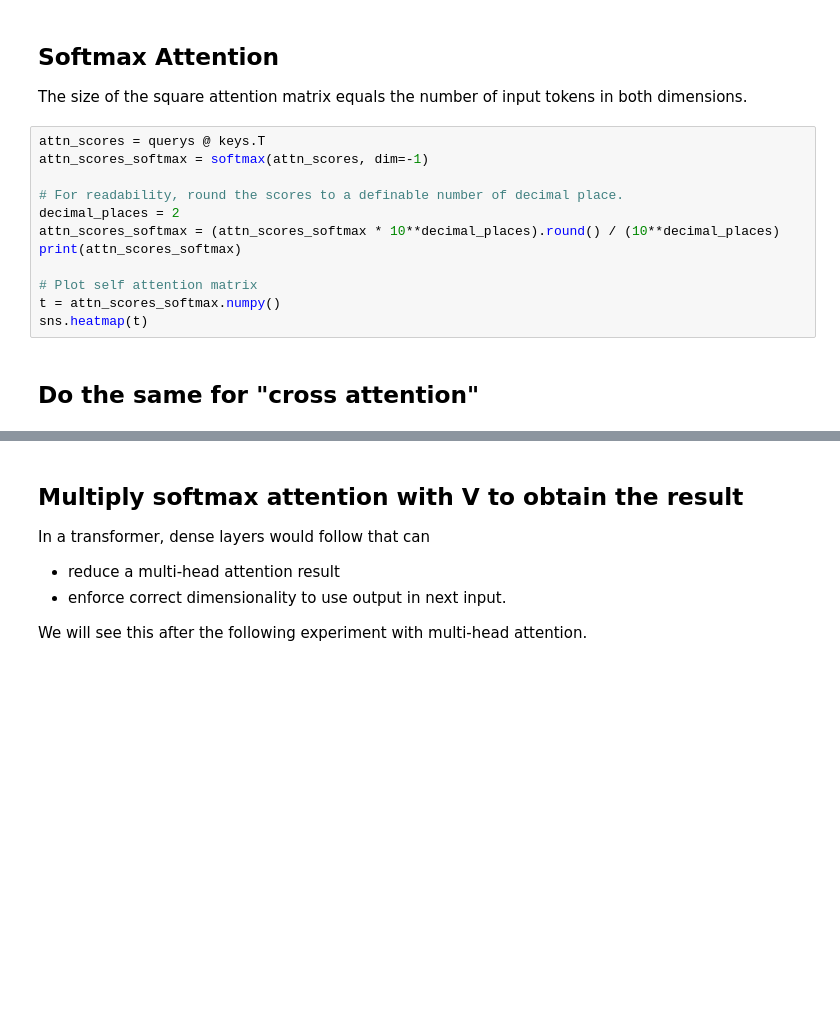
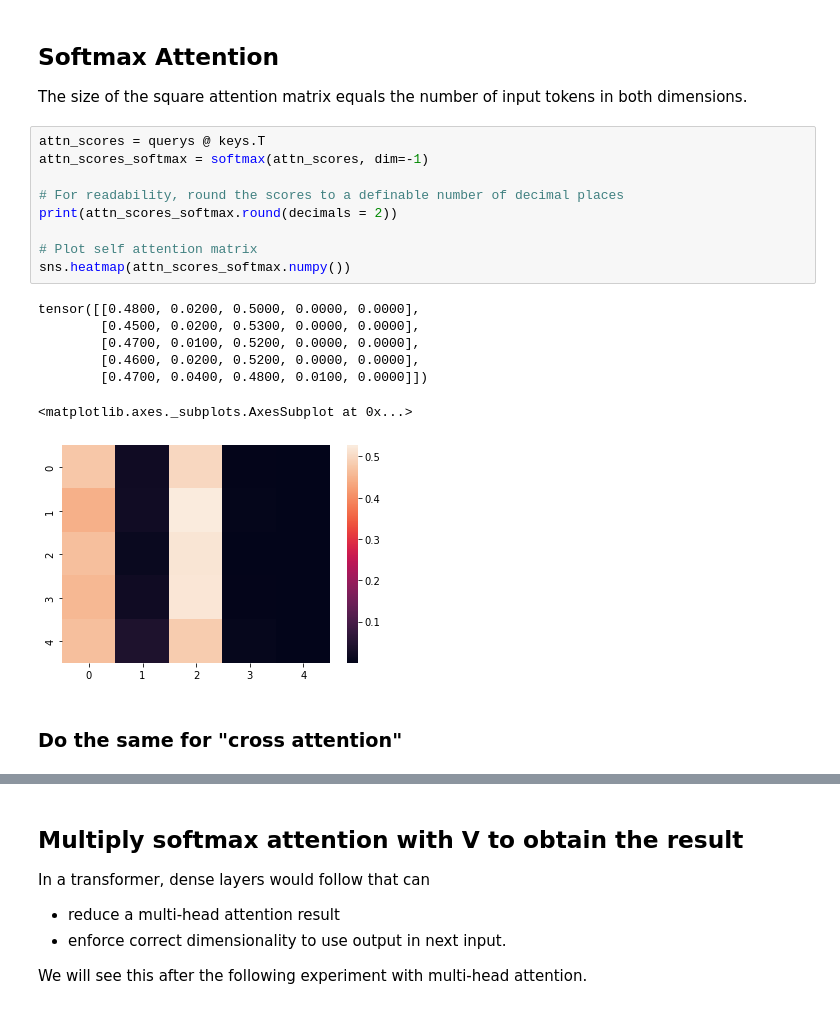
Before and after one commit to mtwenzel/image-video-understanding, a Jupyter notebook: Attention.ipynb, the cells around one changed output, grey strips where cells are left out. Drawn from its saved outputs; the diff is of its cells as text; blank space fills up the shorter version.

```diff
--- a/Attention.ipynb
+++ b/Attention.ipynb
@@ -81,15 +118,20 @@ The size of the square attention matrix equals the number of input tokens in bot
 # %%
 attn_scores = querys @ keys.T
 attn_scores_softmax = softmax(attn_scores, dim=-1)
 
-# For readability, round the scores to a definable number of decimal place.
-decimal_places = 2
-attn_scores_softmax = (attn_scores_softmax * 10**decimal_places).round() / (10**decimal_places)
-print(attn_scores_softmax)
+# For readability, round the scores to a definable number of decimal places
+print(attn_scores_softmax.round(decimals = 2))
 
 # Plot self attention matrix
-t = attn_scores_softmax.numpy()
-sns.heatmap(t)
+sns.heatmap(attn_scores_softmax.numpy())
+# %% [output]
+tensor([[0.4800, 0.0200, 0.5000, 0.0000, 0.0000],
+        [0.4500, 0.0200, 0.5300, 0.0000, 0.0000],
+        [0.4700, 0.0100, 0.5200, 0.0000, 0.0000],
+        [0.4600, 0.0200, 0.5200, 0.0000, 0.0000],
+        [0.4700, 0.0400, 0.4800, 0.0100, 0.0000]])
+<matplotlib.axes._subplots.AxesSubplot at 0x...>
+[figure, added]
 # %% [markdown]
-## Do the same for "cross attention"
+### Do the same for "cross attention"
 # %%
```
Also changed, not shown: parts of 18 cells of this notebook.
